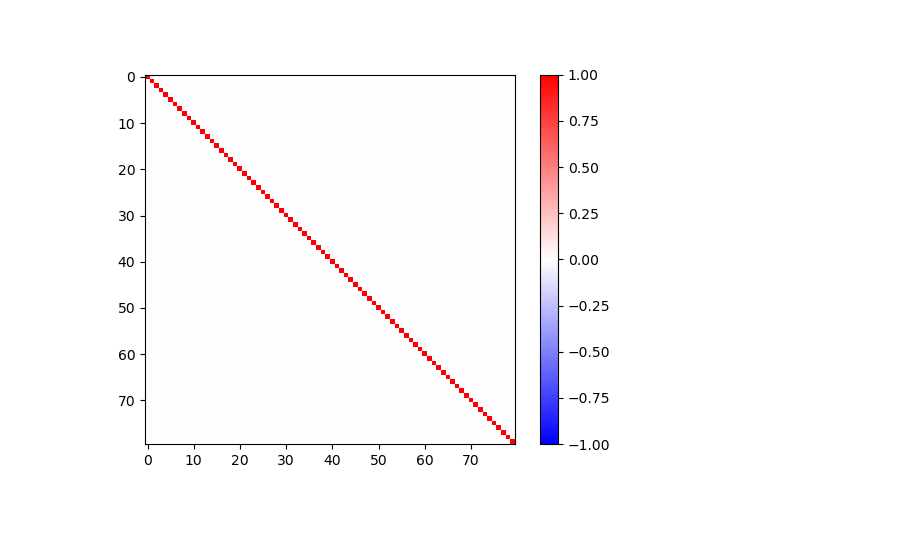
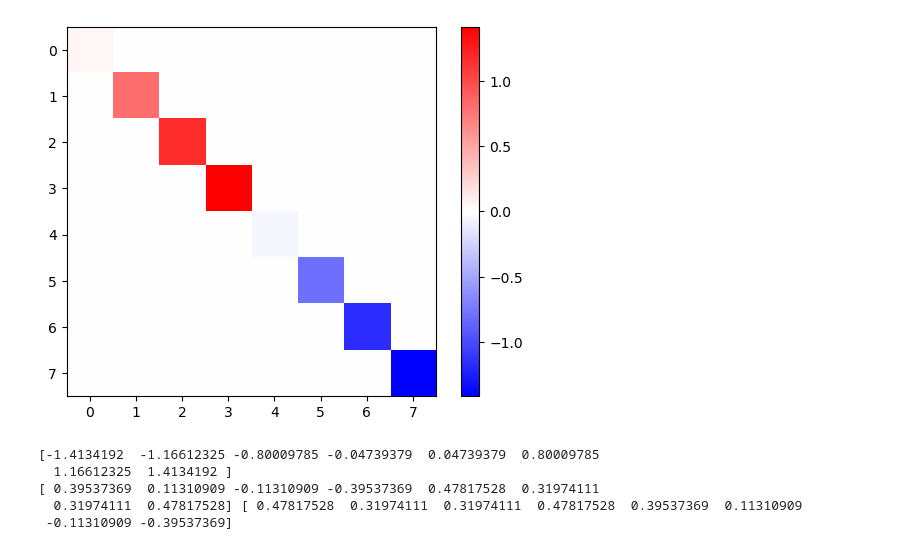
Before and after one commit to Skylines316/Quantum_Ising_Chain, a Jupyter notebook: IsingChain.ipynb, the cells around one changed output. Saved outputs shown, nothing was run; the diff lists cells and outputs as text; code cells hidden in the pictures.

```diff
--- a/IsingChain.ipynb
+++ b/IsingChain.ipynb
@@ -170,9 +249,22 @@ H = Hamiltonian(0.25, 40, 1., 1., PBC=False)
 # %%
-U = H.U_matrix()
+## Sanity Check
+L=4
+H = Hamiltonian(0.5,L,1,1,PBC=False)
+E,V=H.eigensystem()
+U=H.U_matrix()
+Udagger=U.T
+Hd=Udagger@H.matrix()@U
 plt.figure()
-plt.imshow(U.conj().T@U,interpolation='none',cmap='bwr', norm=matplotlib.colors.CenteredNorm())
+plt.imshow(Hd,interpolation='none',cmap='bwr')
 plt.colorbar()
 plt.show()
+print(E)
+print(V[3],V[4])
 # %% [output]
-[figure, old version]
+[figure, new version]
+[-1.4134192  -1.16612325 -0.80009785 -0.04739379  0.04739379  0.80009785
+  1.16612325  1.4134192 ]
+[ 0.39537369  0.11310909 -0.11310909 -0.39537369  0.47817528  0.31974111
+  0.31974111  0.47817528] [ 0.47817528  0.31974111  0.31974111  0.47817528  0.39537369  0.11310909
+ -0.11310909 -0.39537369]
 # %%
```
Also changed, not shown: parts of 12 cells of this notebook, 1 other file.
